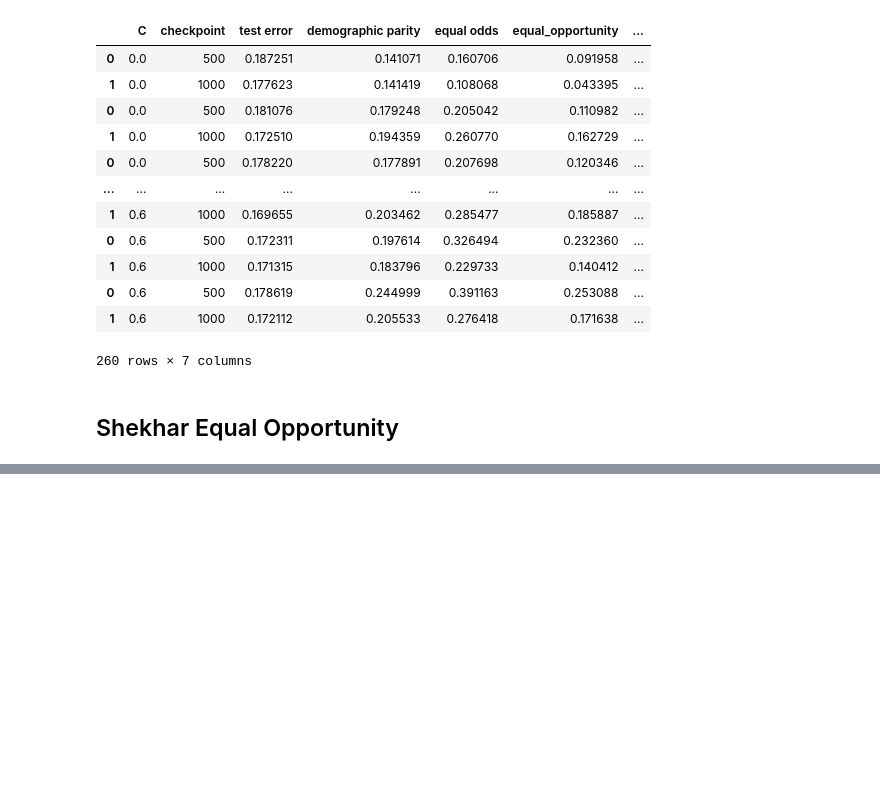
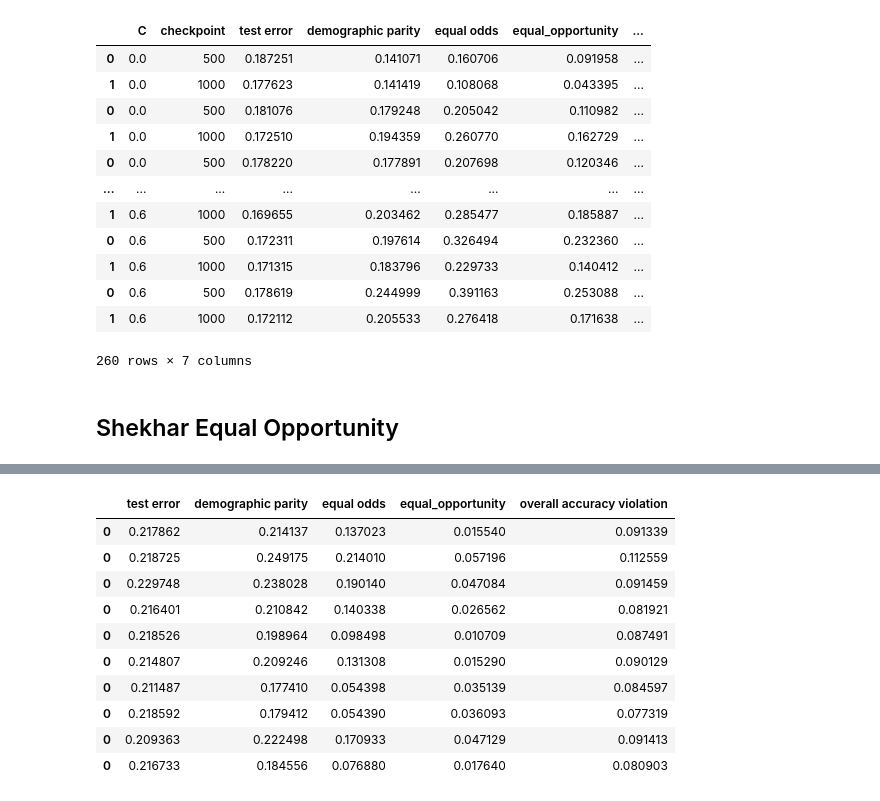
Before and after one commit to laurakn/undergrad_research_2022, a Jupyter notebook: run.ipynb, the cells around one changed output, grey strips where cells are left out. Cells and saved outputs as stored; diff of their text form; code cells hidden in the pictures; blank space fills up the shorter version.

```diff
--- a/run.ipynb
+++ b/run.ipynb
@@ -383,0 +416,8 @@ df.to_csv("equal_oppo_Shekhar.csv")
+# %%
+fairness_violation = pd.DataFrame()
+for i in range(10):
+    print(f"i: {i}")
+    clf = LogReg_Baseline()
+    clf.make_set(train, label, group, 1000, test, label_test, group_test)
+    fairness = clf.train(loss_01)
+    fairness_violation = pd.concat([fairness_violation, pd.DataFrame(fairness)], axis=0)
@@ -383,0 +435,16 @@ df.to_csv("equal_oppo_Shekhar.csv")
+# %%
+df = pd.DataFrame(fairness_violation)
+df.columns = ["test error", "demographic parity", "equal odds", "equal_opportunity", "overall accuracy violation"]
+df
+# %% [output]
+|  | test error | demographic parity | equal odds | equal_opportunity | overall accuracy violation |
+| 0 | 0.217862 | 0.214137 | 0.137023 | 0.015540 | 0.091339 |
+| 0 | 0.218725 | 0.249175 | 0.214010 | 0.057196 | 0.112559 |
+| 0 | 0.229748 | 0.238028 | 0.190140 | 0.047084 | 0.091459 |
+| 0 | 0.216401 | 0.210842 | 0.140338 | 0.026562 | 0.081921 |
+| 0 | 0.218526 | 0.198964 | 0.098498 | 0.010709 | 0.087491 |
+| 0 | 0.214807 | 0.209246 | 0.131308 | 0.015290 | 0.090129 |
+| 0 | 0.211487 | 0.177410 | 0.054398 | 0.035139 | 0.084597 |
+| 0 | 0.218592 | 0.179412 | 0.054390 | 0.036093 | 0.077319 |
+| 0 | 0.209363 | 0.222498 | 0.170933 | 0.047129 | 0.091413 |
+| 0 | 0.216733 | 0.184556 | 0.076880 | 0.017640 | 0.080903 |
```
Also changed, not shown: parts of 5 cells of this notebook, 11 other files.
